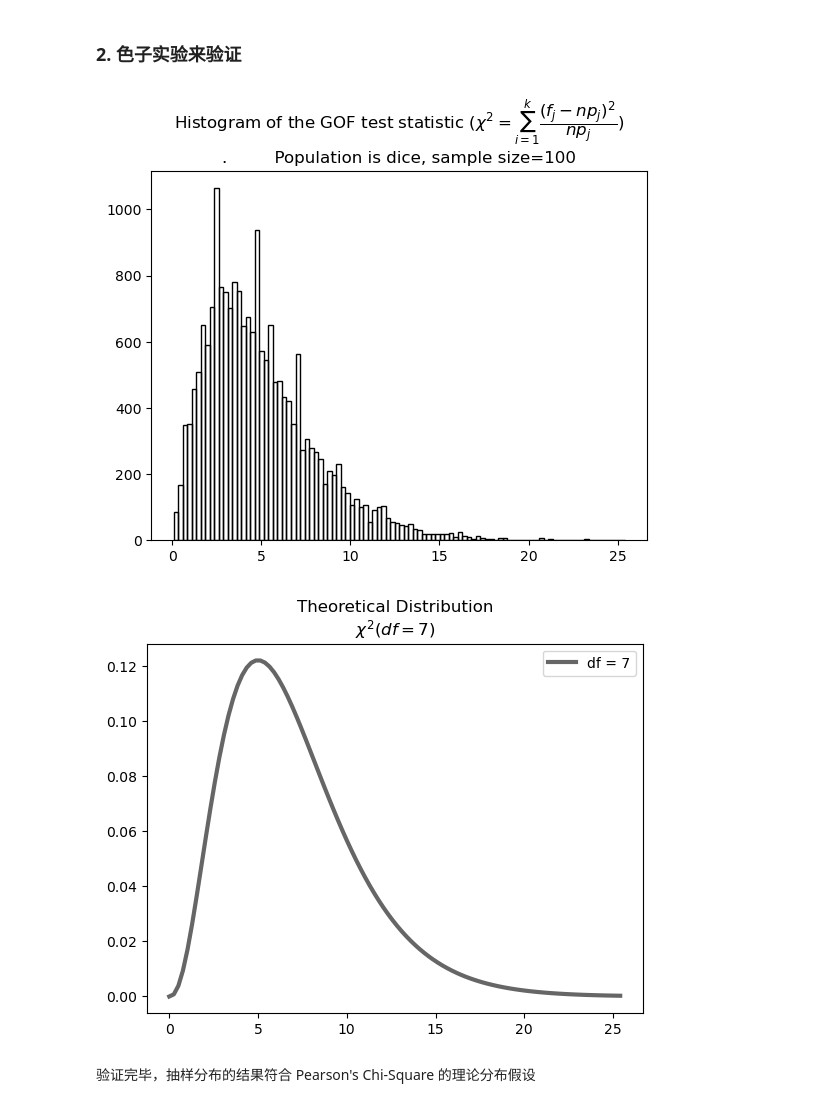
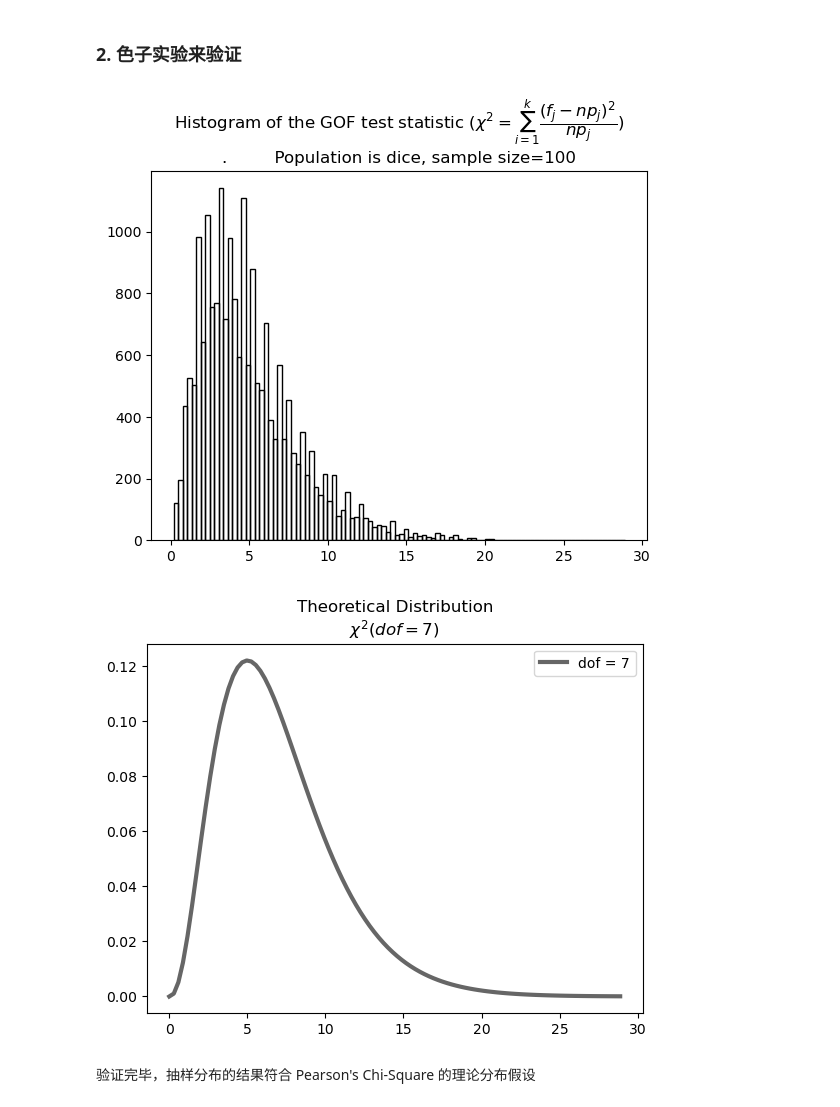
Before and after one commit to zhangys11/mc, a Jupyter notebook: demo.ipynb, the cells around one changed output. Cells and saved outputs as stored; diff of their text form; code cells hidden in the pictures.

```diff
--- a/demo.ipynb
+++ b/demo.ipynb
@@ -334,10 +334,10 @@ chisq_gof_stat(dist = 'binom', K = 8, sample_size = 100, N = 10000)
 # %% [markdown]
 ### 2. 色子实验来验证
 # %%
-chisq_stat(dist = 'dice', K = 8, sample_size = 100, N = 10000)
+chisq_gof_stat(dist = 'dice', K = 8, sample_size = 100, N = 10000)
 # %% [output]
-[figure, old version]
+[figure, new version]
-[figure, old version]
+[figure, new version]
 # %% [markdown]
 验证完毕，抽样分布的结果符合 Pearson's Chi-Square 的理论分布假设
 # %% [markdown]
```
Also changed, not shown: parts of 5 cells of this notebook, 1 other file.
